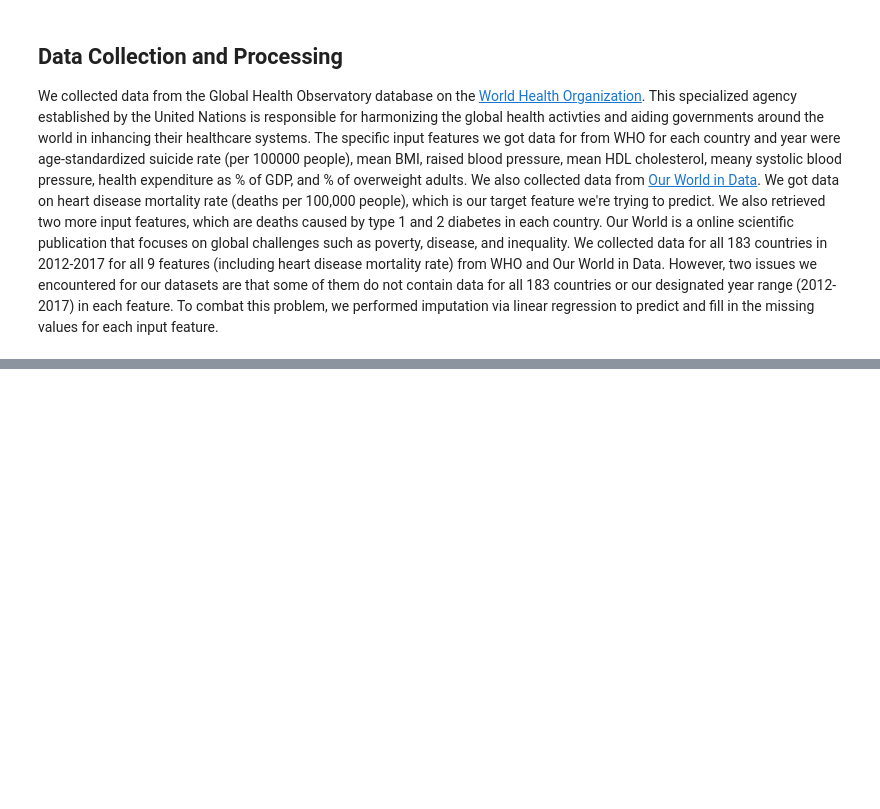
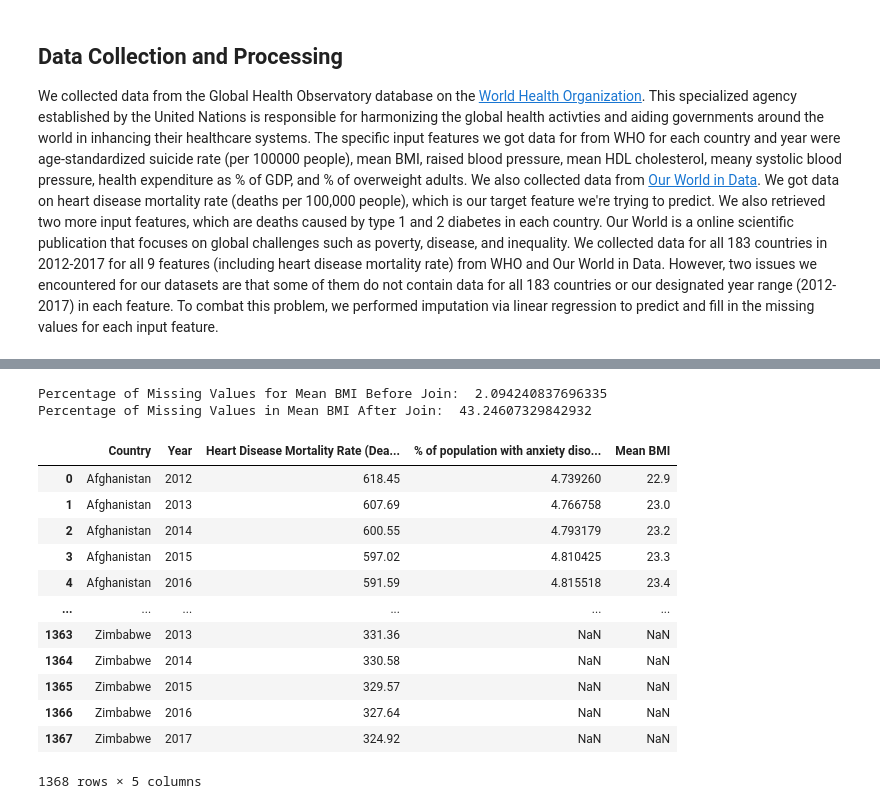
Before and after one commit to tulisamarth123/tulisamarth123.github.io, a Jupyter notebook: final_tutorial_notebook.ipynb, the cells around one changed output, grey strips where cells are left out. Saved outputs shown, nothing was run; the diff lists cells and outputs as text; code cells hidden in the pictures; blank space fills up the shorter version.

```diff
--- a/final_tutorial_notebook.ipynb
+++ b/final_tutorial_notebook.ipynb
@@ -49,0 +63,18 @@ suicide_rates_all_countries
+# %%
+# Import and process % of population with anxiety disorders data for both sexes
+# Extract 3 fields (country, year, and anxiety disorder prevalence
+anxiety_prevalence_all_countries = pd.read_csv('data/anxiety-disorders-prevalence.csv')
+anxiety_prevalence_all_countries = anxiety_prevalence_all_countries[['Entity', 'Year', 'Anxiety disorders (share of population) - Sex: Both - Age: Age-standardized']]
+anxiety_prevalence_all_countries = anxiety_prevalence_all_countries[(anxiety_prevalence_all_countries['Year']>=2012) & (anxiety_prevalence_all_countries['Year']<=2017)]
+anxiety_prevalence_all_countries = anxiety_prevalence_all_countries.rename(columns = {'Entity':'Country', 'Anxiety disorders (share of population) - Sex: Both - Age: Age-standardized':"% of population with anxiety disorders"})
+anxiety_prevalence_all_countries = anxiety_prevalence_all_countries.sort_values(by = ['Country', 'Year'])
+anxiety_prevalence_all_countries = anxiety_prevalence_all_countries.reset_index(drop = True)
+# Compute % of missing values in anxiety disorder data
+percentage_missing_values_anxiety_before = ((float(anxiety_prevalence_all_countries['% of population with anxiety disorders'].isna().sum()))/anxiety_prevalence_all_countries['% of population with anxiety disorders'].count()) * 100.0
+print(percentage_missing_values_anxiety_before)
+# Compute % of missing values in anxiety after join
+heart_disease_death_rates['% of population with anxiety disorders'] = anxiety_prevalence_all_countries['% of population with anxiety disorders']
+percentage_missing_values_anxiety_after = ((float(heart_disease_death_rates['% of population with anxiety disorders'].isna().sum()))/heart_disease_death_rates['% of population with anxiety disorders'].count()) * 100.0
+# Outputting heart disease death rates df with anxiety column
+print(percentage_missing_values_anxiety_after)
+heart_disease_death_rates
@@ -50 +101,35 @@ suicide_rates_all_countries
+# %%
+# Import and process mean BMI data for both sexes
+bmi_all_countries = pd.read_csv('data/BMI.csv')
+bmi_all_countries = bmi_all_countries[['Location', 'Period', 'Dim1','FactValueNumeric']]
+bmi_all_countries = bmi_all_countries.rename(columns = {"Location": "Country", "Period": "Year", "Dim1":"Sex", "Dim2":"Age", "FactValueNumeric": "Mean BMI"})
+bmi_all_countries = bmi_all_countries[bmi_all_countries["Sex"] == "Both sexes"]
+# Sort data frame by country and year and reset index
+bmi_all_countries = bmi_all_countries.sort_values(by=['Country', 'Year'])
+bmi_all_countries = bmi_all_countries.reset_index(drop = True)
+bmi_all_countries = bmi_all_countries[['Country', 'Year', 'Mean BMI']]
+# Compute % of missing values in BMI data frame before join (in this case, there isn't any)
+percentage_missing_values_bmi_before = ((float(bmi_all_countries['Mean BMI'].isna().sum()))/bmi_all_countries['Mean BMI'].count()) * 100.0
+print("Percentage of Missing Values for Mean BMI Before Join: ", percentage_missing_values_bmi_before)
+# Merge BMI data with heart disease mortality data frame and compute % of missing values after join
+heart_disease_death_rates['Mean BMI'] = bmi_all_countries['Mean BMI']
+percentage_missing_values_bmi_after = ((float(heart_disease_death_rates['Mean BMI'].isna().sum()))/heart_disease_death_rates['Mean BMI'].count()) * 100.0
+print("Percentage of Missing Values in Mean BMI After Join: ", percentage_missing_values_bmi_after)
+heart_disease_death_rates
+# %% [output]
+Percentage of Missing Values for Mean BMI Before Join:  2.094240837696335
+Percentage of Missing Values in Mean BMI After Join:  43.24607329842932
+|  | Country | Year | Heart Disease Mortality Rate (Dea... | % of population with anxiety diso... | Mean BMI |
+| 0 | Afghanistan | 2012 | 618.45 | 4.739260 | 22.9 |
+| 1 | Afghanistan | 2013 | 607.69 | 4.766758 | 23.0 |
+| 2 | Afghanistan | 2014 | 600.55 | 4.793179 | 23.2 |
+| 3 | Afghanistan | 2015 | 597.02 | 4.810425 | 23.3 |
+| 4 | Afghanistan | 2016 | 591.59 | 4.815518 | 23.4 |
+| ... | ... | ... | ... | ... | ... |
+| 1363 | Zimbabwe | 2013 | 331.36 | NaN | NaN |
+| 1364 | Zimbabwe | 2014 | 330.58 | NaN | NaN |
+| 1365 | Zimbabwe | 2015 | 329.57 | NaN | NaN |
+| 1366 | Zimbabwe | 2016 | 327.64 | NaN | NaN |
+| 1367 | Zimbabwe | 2017 | 324.92 | NaN | NaN |
+1368 rows × 5 columns
 # %%
```
Also changed, not shown: parts of 10 cells of this notebook.
